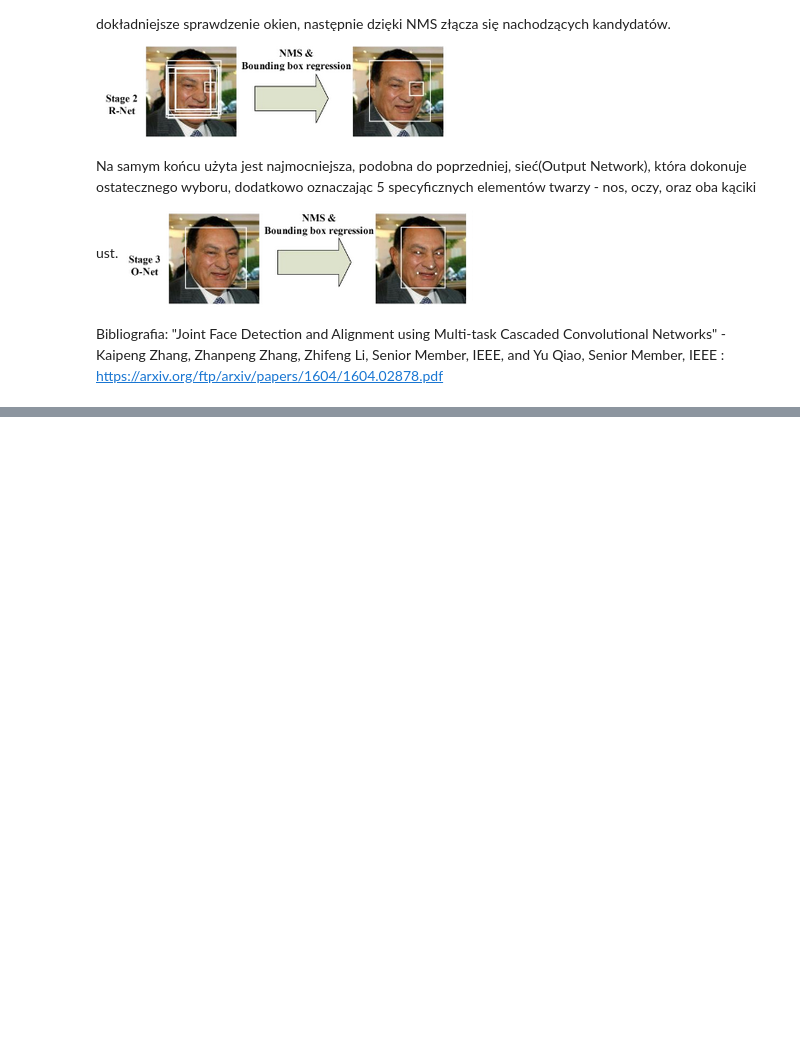
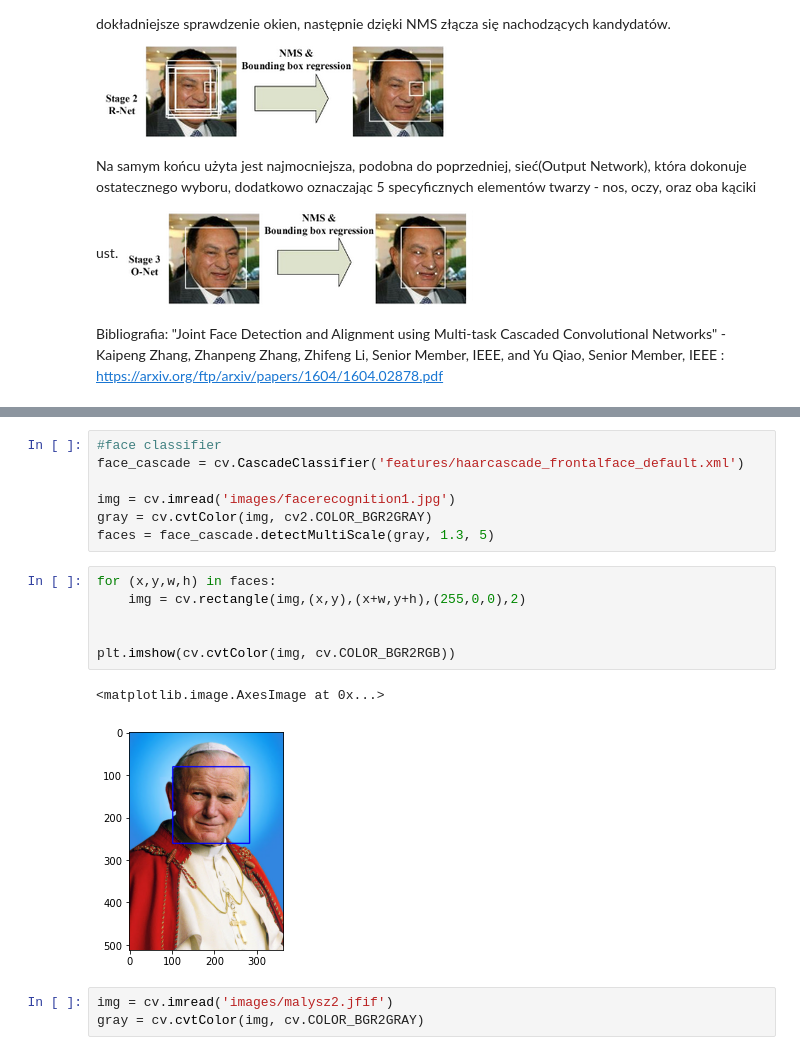
Before and after one commit to kbieniasz/MROiPUM-tutorial-5, a Jupyter notebook: Face_recognition.ipynb, the cells around one changed output, grey strips where cells are left out. Saved outputs shown, nothing was run; the diff lists cells and outputs as text; blank space fills up the shorter version.

```diff
--- a/Face_recognition.ipynb
+++ b/Face_recognition.ipynb
@@ -28,0 +57,19 @@ Bibliografia: "Joint Face Detection and Alignment using Multi-task Cascaded Conv
+# %%
+#face classifier
+face_cascade = cv.CascadeClassifier('features/haarcascade_frontalface_default.xml')
+
+img = cv.imread('images/facerecognition1.jpg')
+gray = cv.cvtColor(img, cv2.COLOR_BGR2GRAY)
+faces = face_cascade.detectMultiScale(gray, 1.3, 5)
+# %%
+for (x,y,w,h) in faces:
+    img = cv.rectangle(img,(x,y),(x+w,y+h),(255,0,0),2)
+
+
+plt.imshow(cv.cvtColor(img, cv.COLOR_BGR2RGB))
+# %% [output]
+<matplotlib.image.AxesImage at 0x...>
+[figure, added]
+# %%
+img = cv.imread('images/malysz2.jfif')
+gray = cv.cvtColor(img, cv.COLOR_BGR2GRAY)
```
Also changed, not shown: parts of 6 cells of this notebook, 29 other files.
